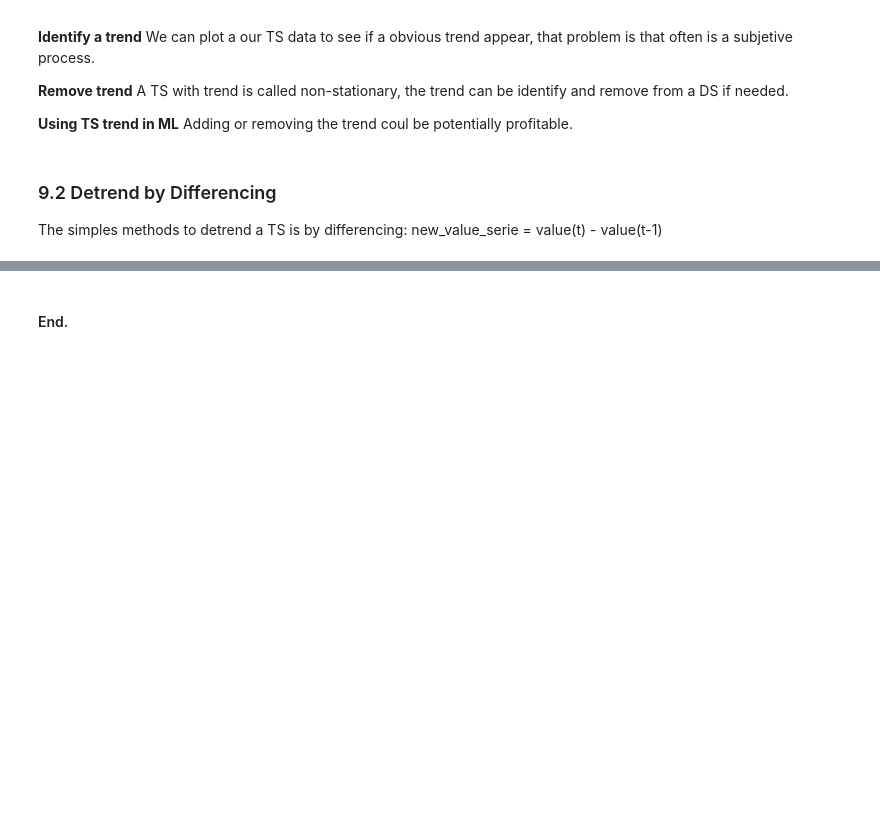
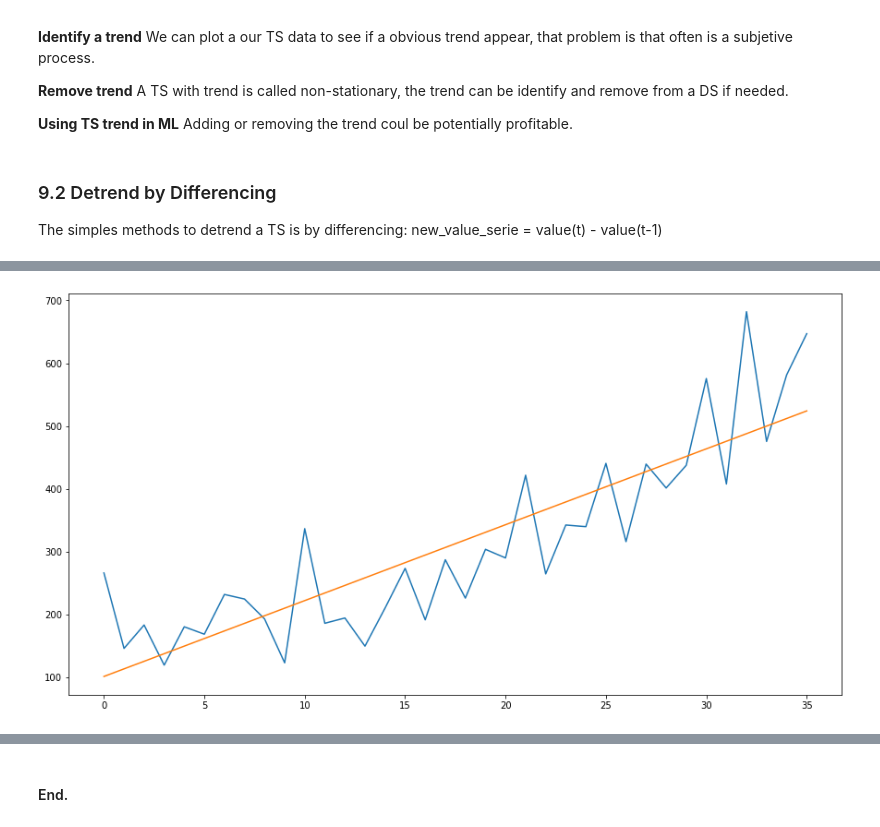
Before and after one commit to Enrique1987/time-series-forecasting-python, a Jupyter notebook: 1_time_series_forecasting_with_python/code/09_Use_and_remove_Trend.ipynb, the cells around one changed output, grey strips where cells are left out. Cells and saved outputs as stored; diff of their text form; code cells hidden in the pictures; blank space fills up the shorter version.

```diff
--- a/1_time_series_forecasting_with_python/code/09_Use_and_remove_Trend.ipynb
+++ b/1_time_series_forecasting_with_python/code/09_Use_and_remove_Trend.ipynb
@@ -64,0 +93,7 @@ pyplot.show()
+# %%
+# plot trend
+pyplot.plot(y)
+pyplot.plot(trend)
+pyplot.show()
+# %% [output]
+[figure, added]
```
Also changed, not shown: parts of 6 cells of this notebook.
